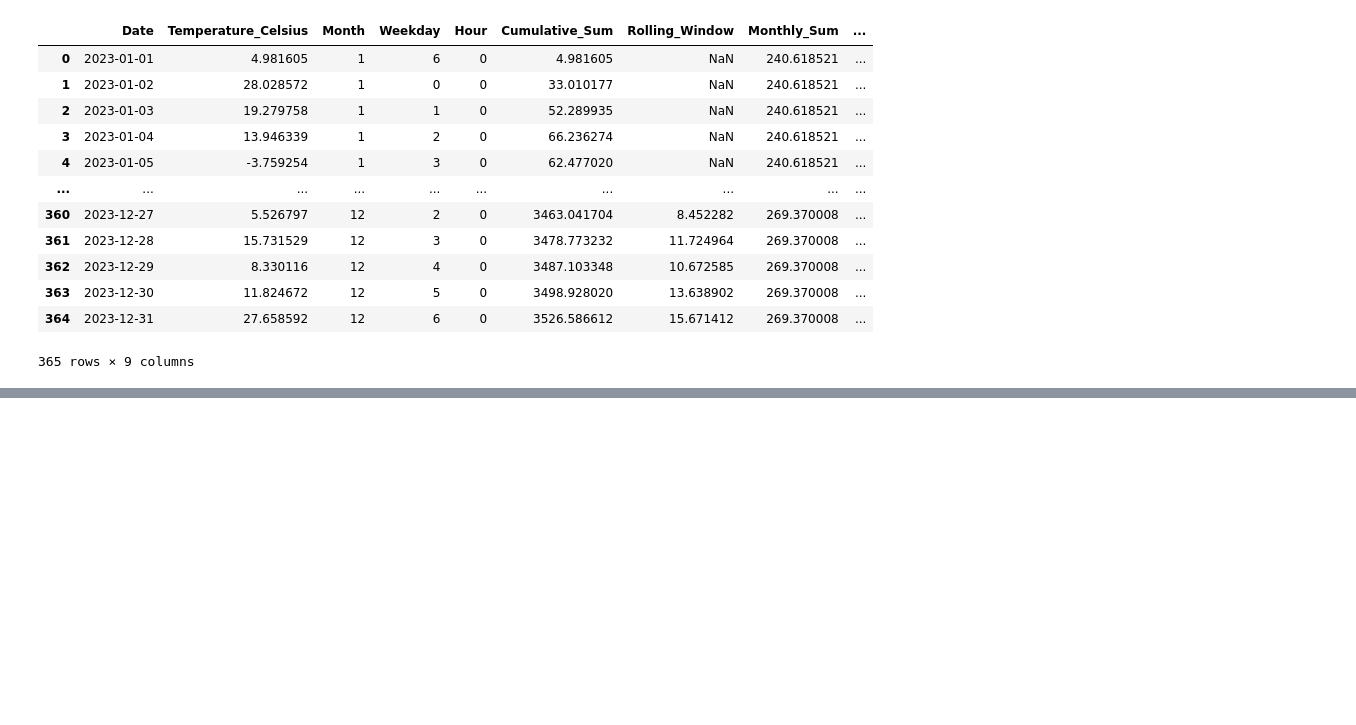
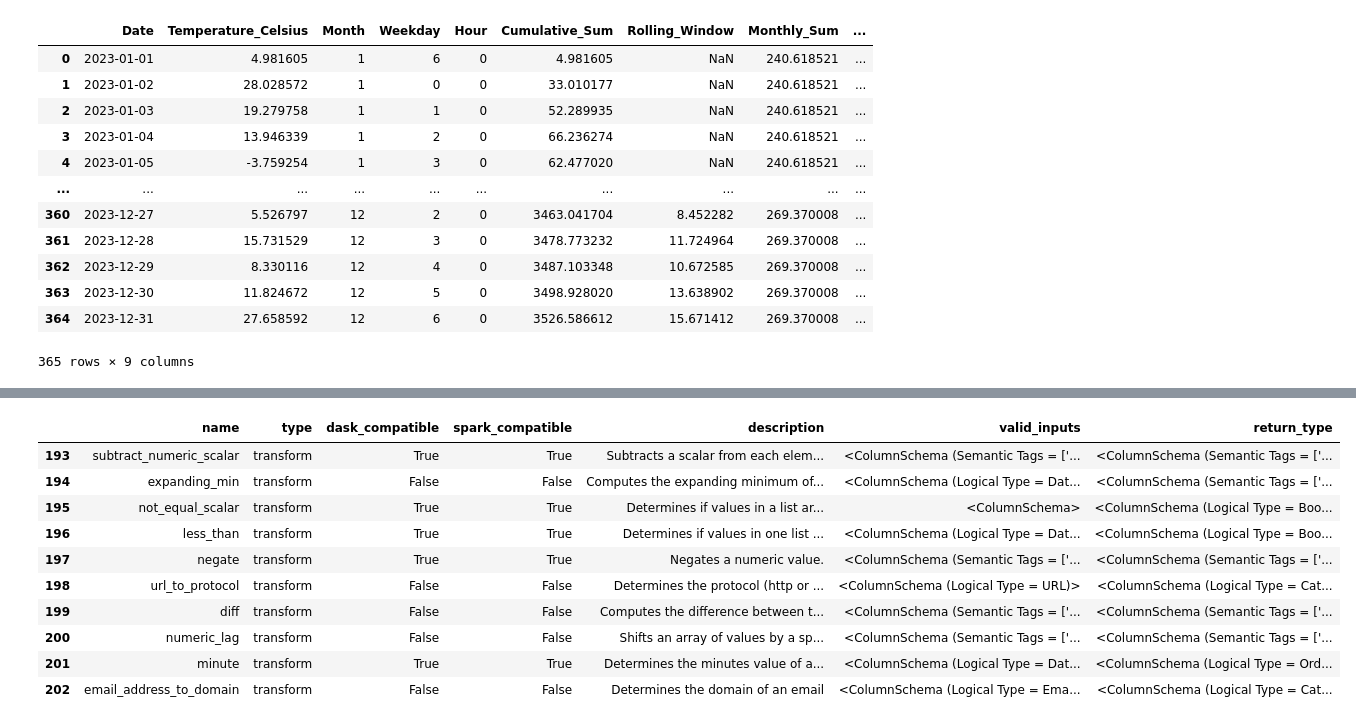
Before and after one commit to FrostyFrost/mle-mlflow, a Jupyter notebook: feature_engineering.ipynb, the cells around one changed output, grey strips where cells are left out. Cells and saved outputs as stored; diff of their text form; code cells hidden in the pictures; blank space fills up the shorter version.

```diff
--- a/feature_engineering.ipynb
+++ b/feature_engineering.ipynb
@@ -149,0 +206,27 @@ temperature_data
+# %%
+import featuretools as ft
+from woodwork.logical_types import Categorical, PostalCode
+
+data = ft.demo.load_mock_customer()
+transactions_df = data["transactions"].merge(data["sessions"]).merge(data["customers"])
+products_df = data["products"]
+# %%
+import featuretools as ft
+
+es = ft.demo.load_mock_customer(return_entityset=True)
+
+es = es.add_dataframe(
+    dataframe_name="transactions",
+    dataframe=transactions_df,
+    index="transaction_id",
+    time_index="transaction_time",
+    logical_types={
+        "product_id": Categorical,
+        "zip_code": PostalCode,
+    },
+)
+
+es = es.add_dataframe(
+    dataframe_name="products", dataframe=products_df, index="product_id"
+)
+es = es.add_relationship("products", "product_id", "transactions", "product_id")
@@ -149,0 +246,12 @@ temperature_data
+# %%
+import featuretools as ft
+
+es = ft.demo.load_mock_customer(return_entityset=True)
+
+feature_matrix, feature_defs = ft.dfs(
+    entityset=es,
+    target_dataframe_name="customers",
+    agg_primitives=["count",'std'],
+    trans_primitives=["month"],
+    max_depth=1,
+)
@@ -149,0 +280,14 @@ temperature_data
+# %%
+ft.list_primitives()[-10:]
+# %% [output]
+|  | name | type | dask_compatible | spark_compatible | description | valid_inputs | return_type |
+| 193 | subtract_numeric_scalar | transform | True | True | Subtracts a scalar from each elem... | <ColumnSchema (Semantic Tags = ['... | <ColumnSchema (Semantic Tags = ['... |
+| 194 | expanding_min | transform | False | False | Computes the expanding minimum of... | <ColumnSchema (Logical Type = Dat... | <ColumnSchema (Semantic Tags = ['... |
+| 195 | not_equal_scalar | transform | True | True | Determines if values in a list ar... | <ColumnSchema> | <ColumnSchema (Logical Type = Boo... |
+| 196 | less_than | transform | True | True | Determines if values in one list ... | <ColumnSchema (Logical Type = Dat... | <ColumnSchema (Logical Type = Boo... |
+| 197 | negate | transform | True | True | Negates a numeric value. | <ColumnSchema (Semantic Tags = ['... | <ColumnSchema (Semantic Tags = ['... |
+| 198 | url_to_protocol | transform | False | False | Determines the protocol (http or ... | <ColumnSchema (Logical Type = URL)> | <ColumnSchema (Logical Type = Cat... |
+| 199 | diff | transform | False | False | Computes the difference between t... | <ColumnSchema (Semantic Tags = ['... | <ColumnSchema (Semantic Tags = ['... |
+| 200 | numeric_lag | transform | False | False | Shifts an array of values by a sp... | <ColumnSchema (Semantic Tags = ['... | <ColumnSchema (Semantic Tags = ['... |
+| 201 | minute | transform | True | True | Determines the minutes value of a... | <ColumnSchema (Logical Type = Dat... | <ColumnSchema (Logical Type = Ord... |
+| 202 | email_address_to_domain | transform | False | False | Determines the domain of an email | <ColumnSchema (Logical Type = Ema... | <ColumnSchema (Logical Type = Cat... |
```
Also changed, not shown: parts of 12 cells of this notebook, 3 other files.
